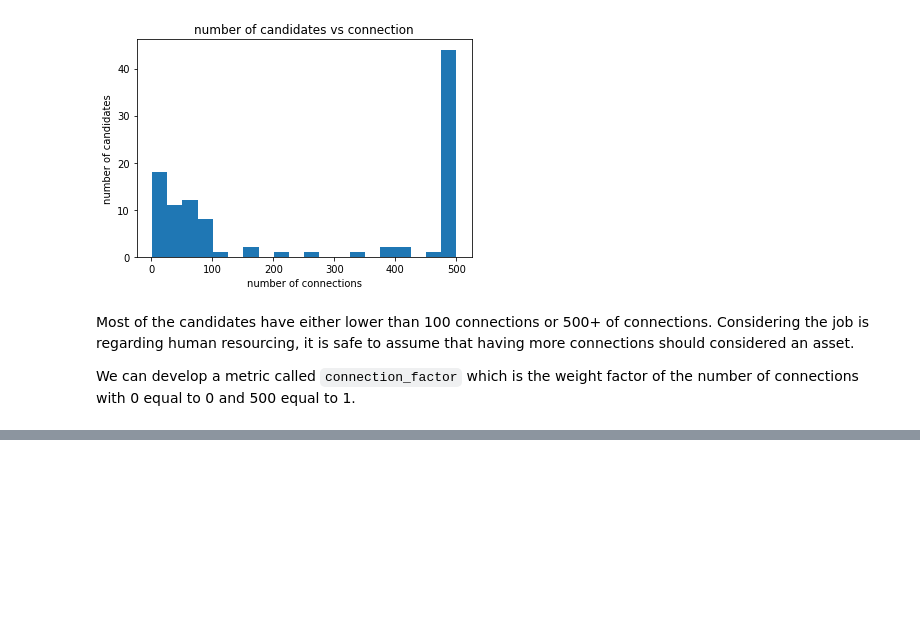
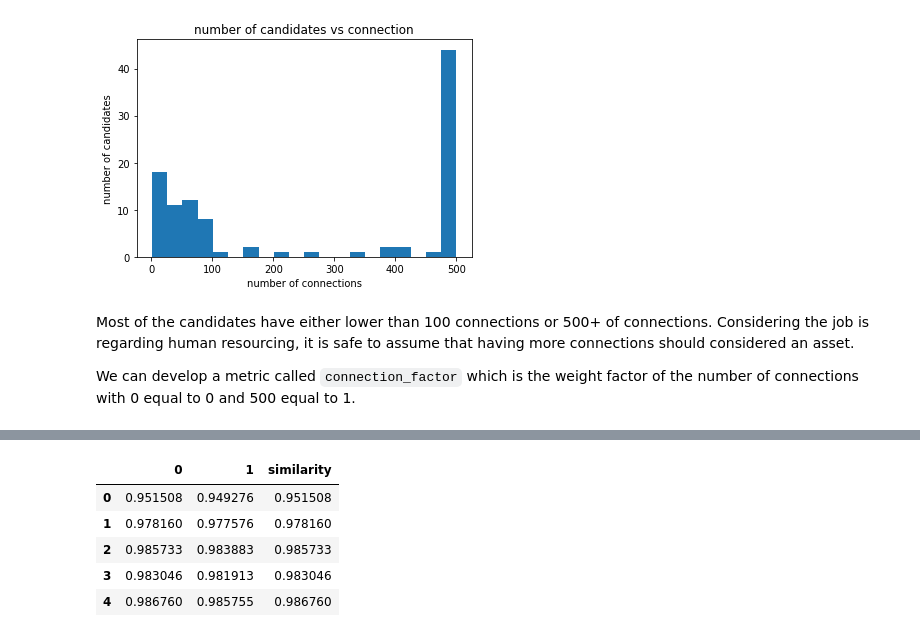
Before and after one commit to XO-Appleton/PotentialTalent, a Jupyter notebook: potential_talents.ipynb, the cells around one changed output, grey strips where cells are left out. Saved outputs shown, nothing was run; the diff lists cells and outputs as text; code cells hidden in the pictures; blank space fills up the shorter version.

```diff
--- a/potential_talents.ipynb
+++ b/potential_talents.ipynb
@@ -220,0 +205,14 @@ Now that we have tokenized the input sentences into numerical representation, we
+# %%
+from sklearn.metrics.pairwise import cosine_similarity
+
+# Calculating Cosine Similarities
+similarities_df = pd.DataFrame(cosine_similarity(embedding_df.values, keyword_outputs))
+similarities_df['similarity'] = similarities_df.max(axis=1)
+similarities_df.head()
+# %% [output]
+|  | 0 | 1 | similarity |
+| 0 | 0.951508 | 0.949276 | 0.951508 |
+| 1 | 0.978160 | 0.977576 | 0.978160 |
+| 2 | 0.985733 | 0.983883 | 0.985733 |
+| 3 | 0.983046 | 0.981913 | 0.983046 |
+| 4 | 0.986760 | 0.985755 | 0.986760 |
```
Also changed, not shown: parts of 23 cells of this notebook.
